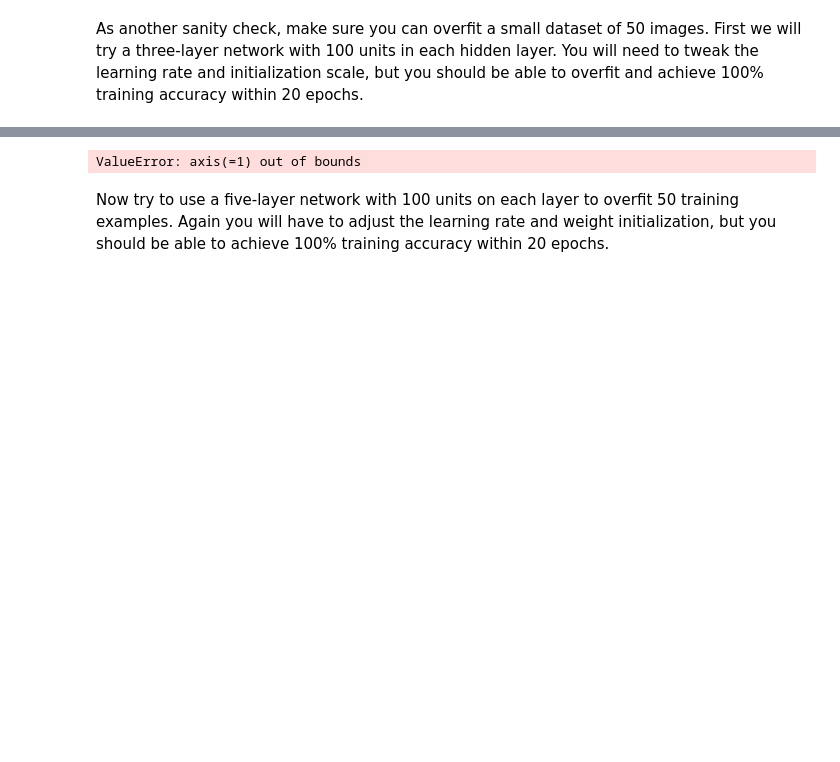
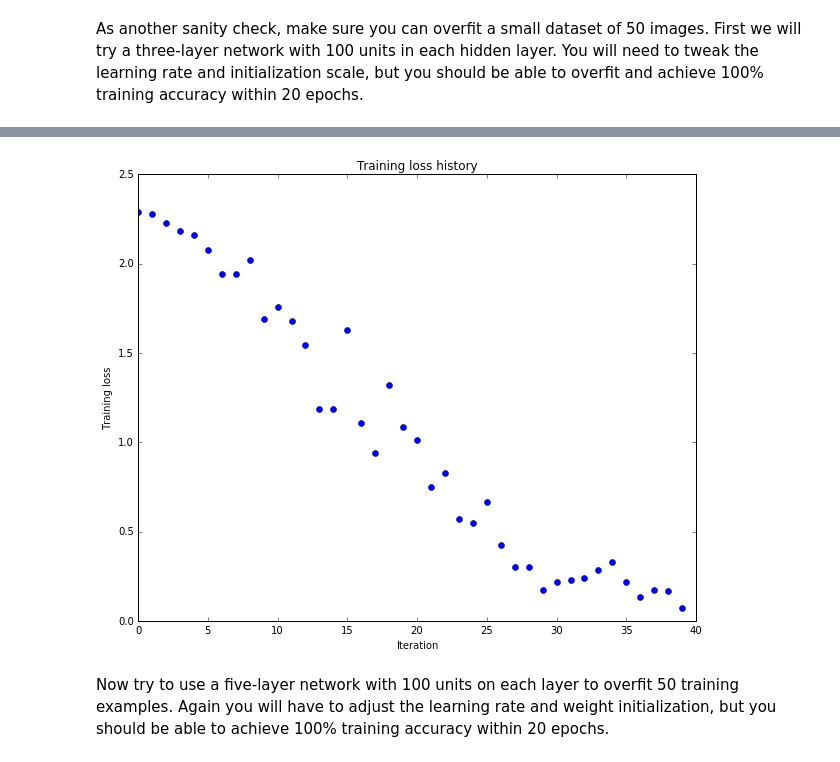
Before and after one commit to aimran/CS231n, a Jupyter notebook: assignment2/FullyConnectedNets.ipynb, the cells around one changed output, grey strips where cells are left out. Drawn from its saved outputs; the diff is of its cells as text; code cells hidden in the pictures; blank space fills up the shorter version.

```diff
--- a/assignment2/FullyConnectedNets.ipynb
+++ b/assignment2/FullyConnectedNets.ipynb
@@ -420,8 +436,8 @@ small_data = {
   'y_val': data['y_val'],
 }
 
-weight_scale = 1e-2
-learning_rate = 1e-4
+weight_scale = 7e-3
+learning_rate = 10e-3
 model = FullyConnectedNet([100, 100],
               weight_scale=weight_scale, dtype=np.float64)
 solver = Solver(model, small_data,
@@ -443,4 +475,4 @@ plt.show()
-ValueError: axis(=1) out of bounds
+[figure, added]
 # %% [markdown]
 Now try to use a five-layer network with 100 units on each layer to overfit 50 training examples. Again you will have to adjust the learning rate and weight initialization, but you should be able to achieve 100% training accuracy within 20 epochs.
 # %%
```
Also changed, not shown: parts of 17 cells of this notebook, 7 other files.
